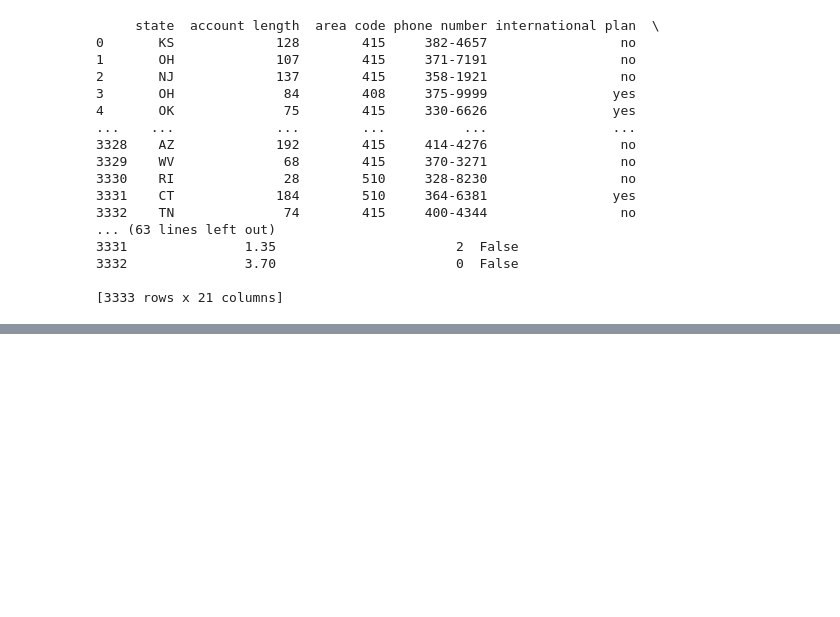
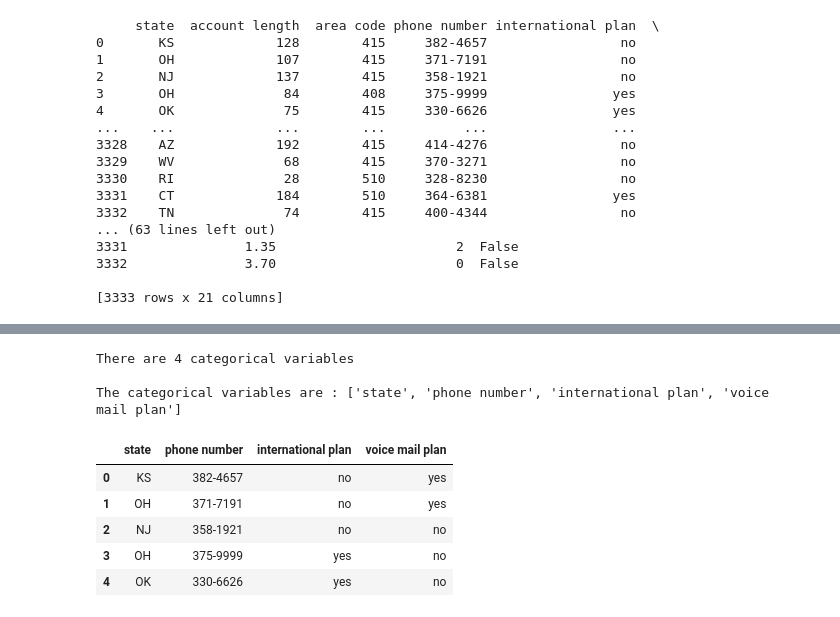
Before and after one commit to CYNTHIA-ATIENO/PHASE-3-PROJECT, a Jupyter notebook: index.ipynb, the cells around one changed output, grey strips where cells are left out. Cells and saved outputs as stored; diff of their text form; code cells hidden in the pictures; blank space fills up the shorter version.

```diff
--- a/index.ipynb
+++ b/index.ipynb
@@ -35,0 +65,23 @@ print(type(data))
+# %%
+#find categorical variables
+
+categorical = [var for var in df.columns if df[var].dtype=='O']
+
+print('There are {} categorical variables\n'.format(len(categorical)))
+
+print('The categorical variables are :', categorical)
+# %% [output]
+There are 4 categorical variables
+
+The categorical variables are : ['state', 'phone number', 'international plan', 'voice mail plan']
+# %%
+# view the categorical variables
+
+df[categorical].head()
+# %% [output]
+|  | state | phone number | international plan | voice mail plan |
+| 0 | KS | 382-4657 | no | yes |
+| 1 | OH | 371-7191 | no | yes |
+| 2 | NJ | 358-1921 | no | no |
+| 3 | OH | 375-9999 | yes | no |
+| 4 | OK | 330-6626 | yes | no |
```
Also changed, not shown: parts of 60 cells of this notebook.
